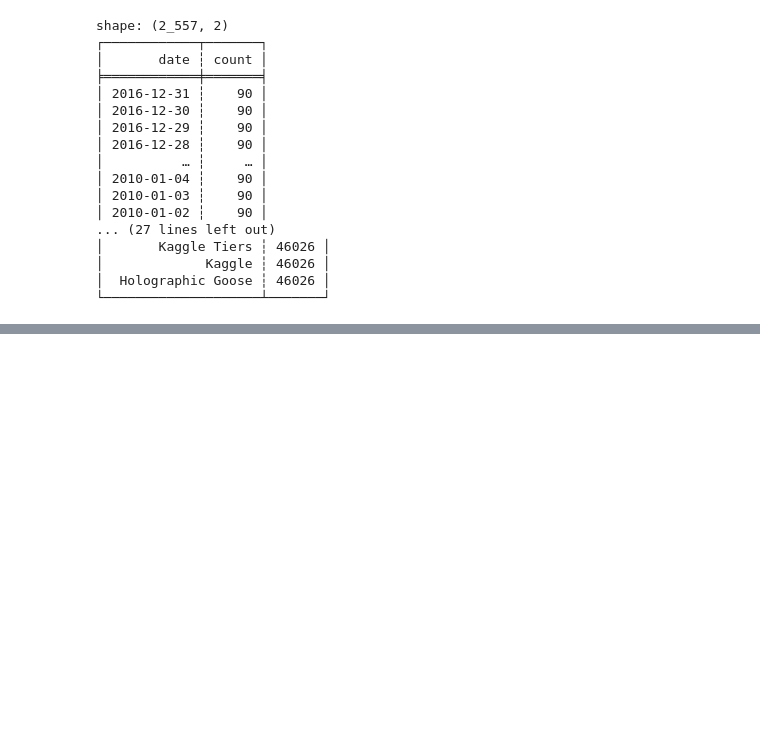
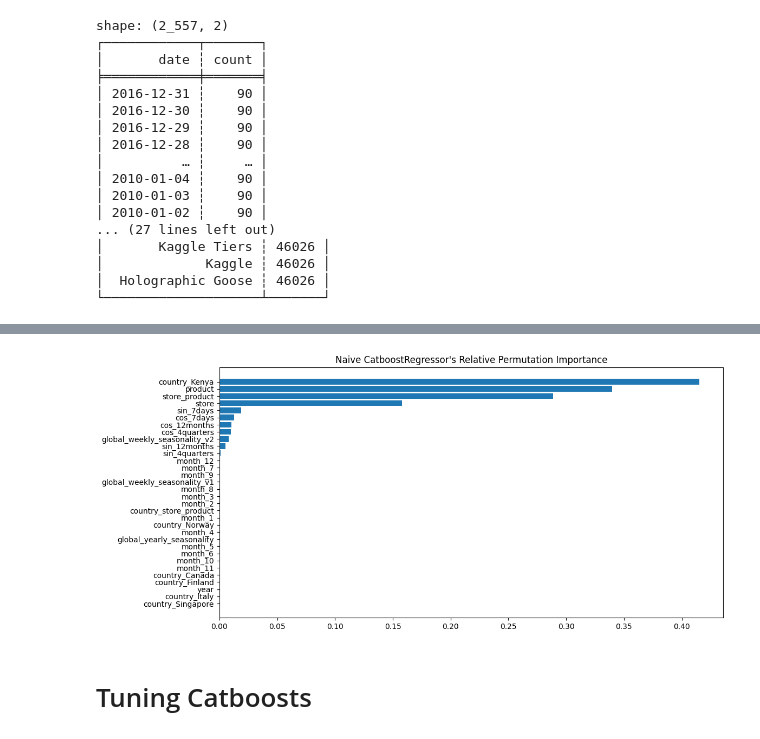
Before and after one commit to KhoaTran3126/Kaggle-playgrounds, a Jupyter notebook: baseline-model-not-yet-ready.ipynb, the cells around one changed output, grey strips where cells are left out. Cells and saved outputs as stored; diff of their text form; code cells hidden in the pictures; blank space fills up the shorter version.

```diff
--- a/baseline-model-not-yet-ready.ipynb
+++ b/baseline-model-not-yet-ready.ipynb
@@ -243,0 +436,13 @@ def xgb_objective(trial):
+# %%
+perm_importance = permutation_importance(model, X_val, y_val, n_repeats=10, random_state=SEED)
+sorted_idx = perm_importance.importances_mean.argsort()
+
+plt.figure(figsize=(12, 6))
+plt.barh(range(len(sorted_idx)), perm_importance.importances_mean[sorted_idx], align='center')
+plt.yticks(range(len(sorted_idx)), np.array(X_val.columns)[sorted_idx])
+plt.title("Naive CatboostRegressor's Relative Permutation Importance")
+plt.show()
+# %% [output]
+[figure, added]
+# %% [markdown]
+# Tuning Catboosts
```
Also changed, not shown: parts of 22 cells of this notebook.
